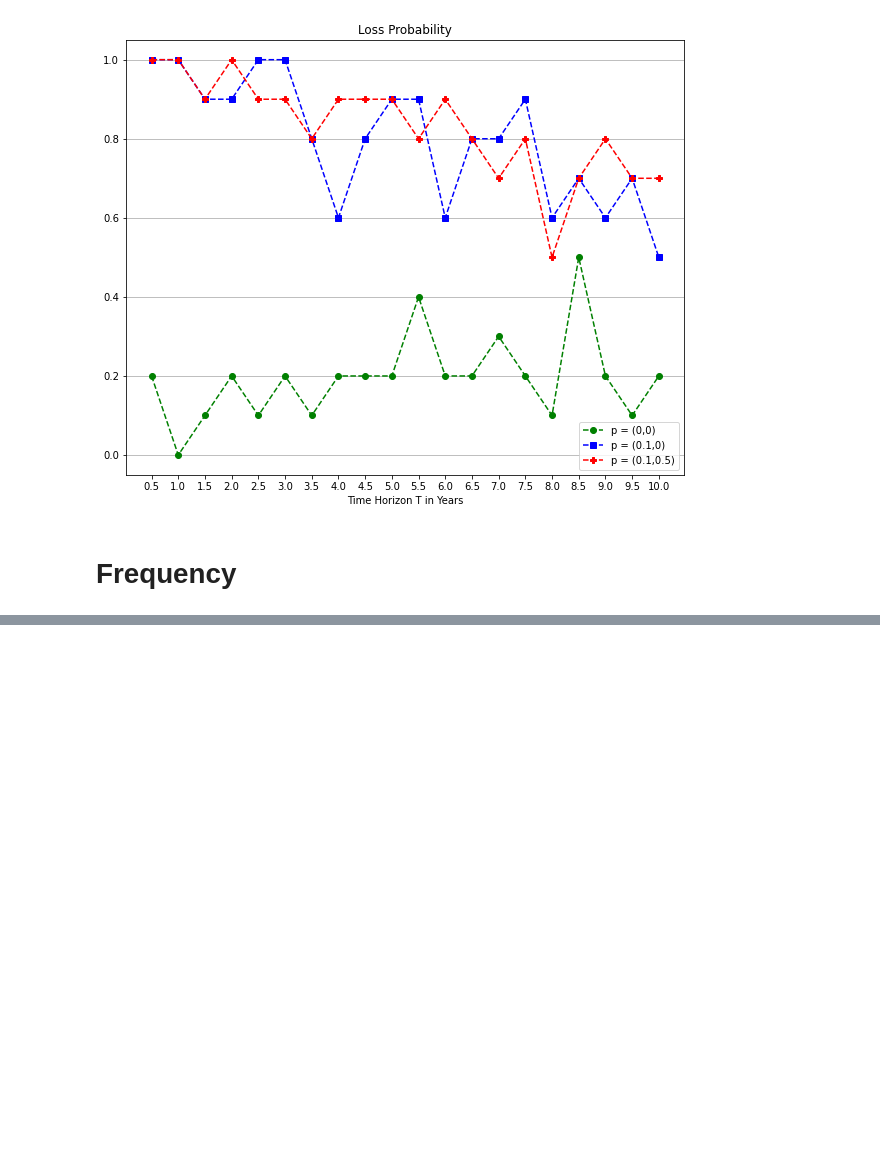
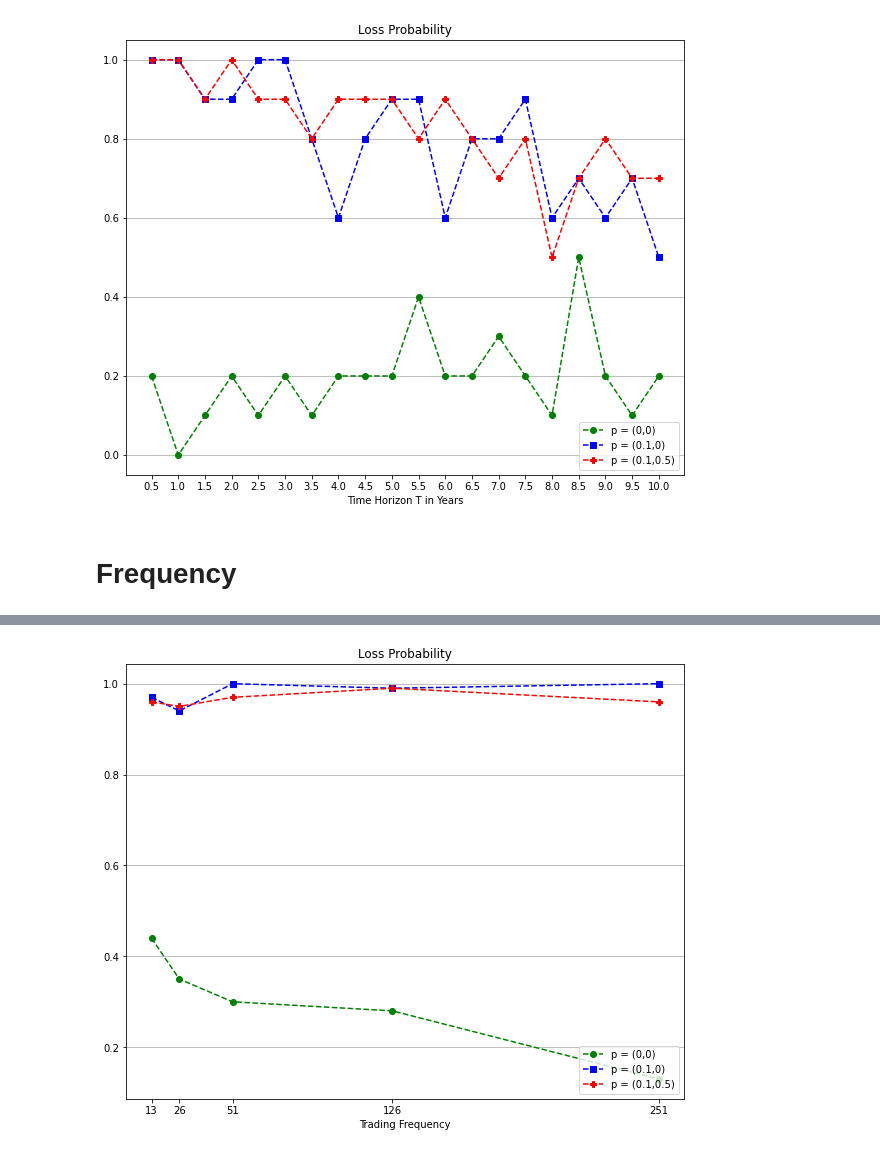
Before and after one commit to BaptisteZloch/Discretization-of-continuous-time-arbitrage-strategies-in-financial-markets-with-fBm, a Jupyter notebook: src/horizon_frequency_impact_salopek.ipynb, the cells around one changed output, grey strips where cells are left out. Drawn from its saved outputs; the diff is of its cells as text; code cells hidden in the pictures; blank space fills up the shorter version.

```diff
--- a/src/horizon_frequency_impact_salopek.ipynb
+++ b/src/horizon_frequency_impact_salopek.ipynb
@@ -103,0 +170,15 @@ plt.show()
+# %%
+fig = plt.figure(figsize=(10, 8))
+
+plt.plot(nb_steps, loss_probabilities[0], 'g--', marker="o", label='p = (0,0)')
+plt.plot(nb_steps, loss_probabilities[1], 'b--', marker="s", label='p = (0.1,0)')
+plt.plot(nb_steps, loss_probabilities[2], 'r--', marker='P', label='p = (0.1,0.5)')
+
+plt.xlabel('Trading Frequency')
+plt.xticks(nb_steps)
+plt.title('Loss Probability')
+plt.legend(loc='lower right')
+plt.grid(axis='y')
+plt.show()
+# %% [output]
+[figure, added]
```
Also changed, not shown: parts of 2 cells of this notebook.
